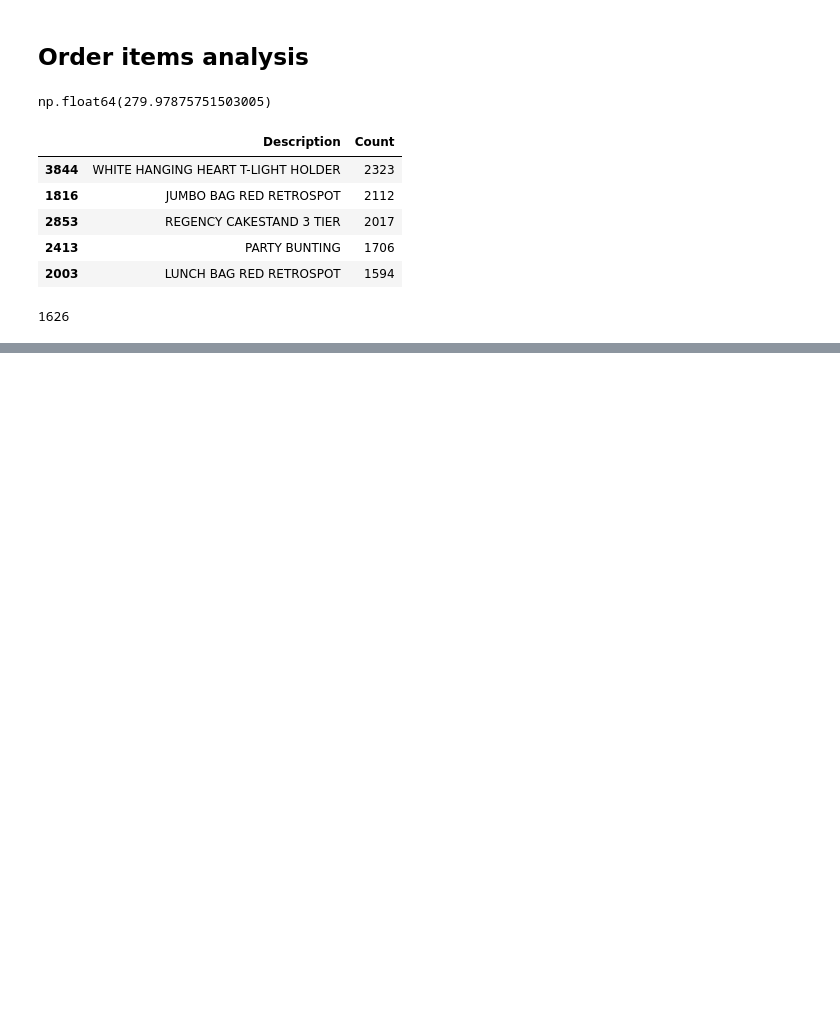
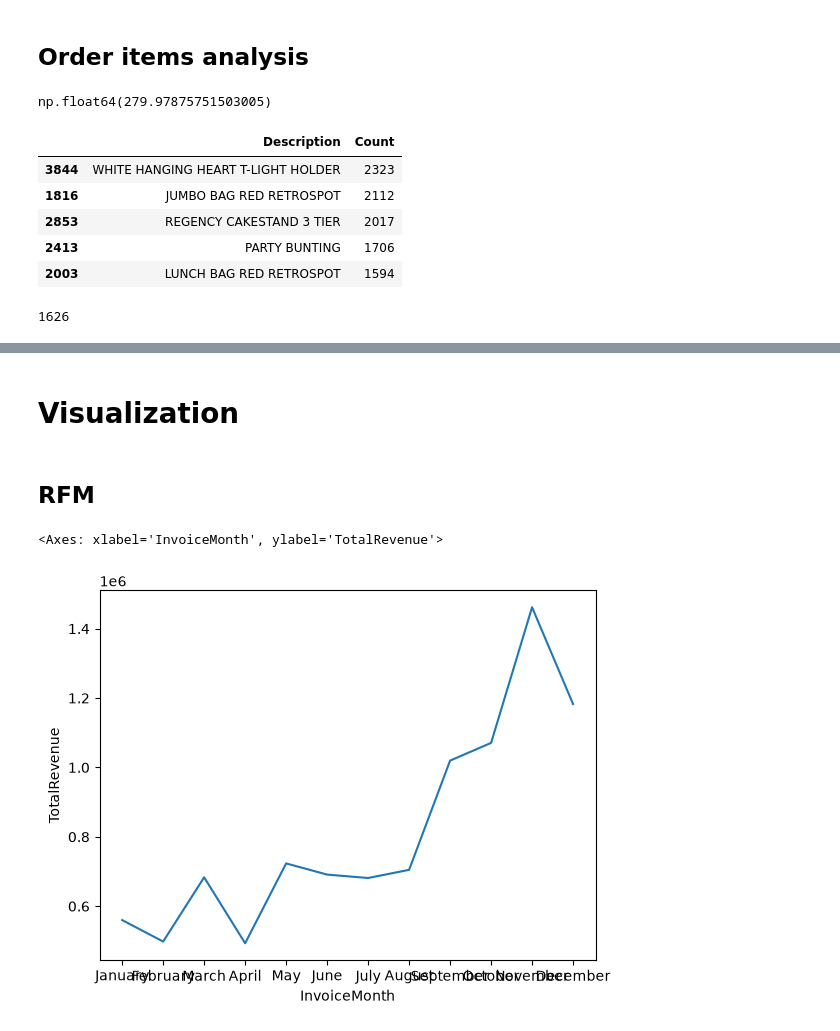
Before and after one commit to Zefirkq/ecommerce-data-analysis, a Jupyter notebook: e-com.ipynb, the cells around one changed output, grey strips where cells are left out. Drawn from its saved outputs; the diff is of its cells as text; code cells hidden in the pictures; blank space fills up the shorter version.

Commit message:
added: visualization, added additional analysis

```diff
--- a/e-com.ipynb
+++ b/e-com.ipynb
@@ -432,0 +504,12 @@ single_order_count
+# %% [markdown]
+# Visualization
+# %% [markdown]
+## RFM
+# %%
+# month revenue
+month_revenue = month_revenue.reset_index()
+month_revenue['InvoiceMonth'] = pd.to_datetime(month_revenue['InvoiceMonth'], format='%m').dt.month_name()
+sns.lineplot(month_revenue, x='InvoiceMonth', y='TotalRevenue')
+# %% [output]
+<Axes: xlabel='InvoiceMonth', ylabel='TotalRevenue'>
+[figure, added]
```
Also changed, not shown: parts of 19 cells of this notebook.
